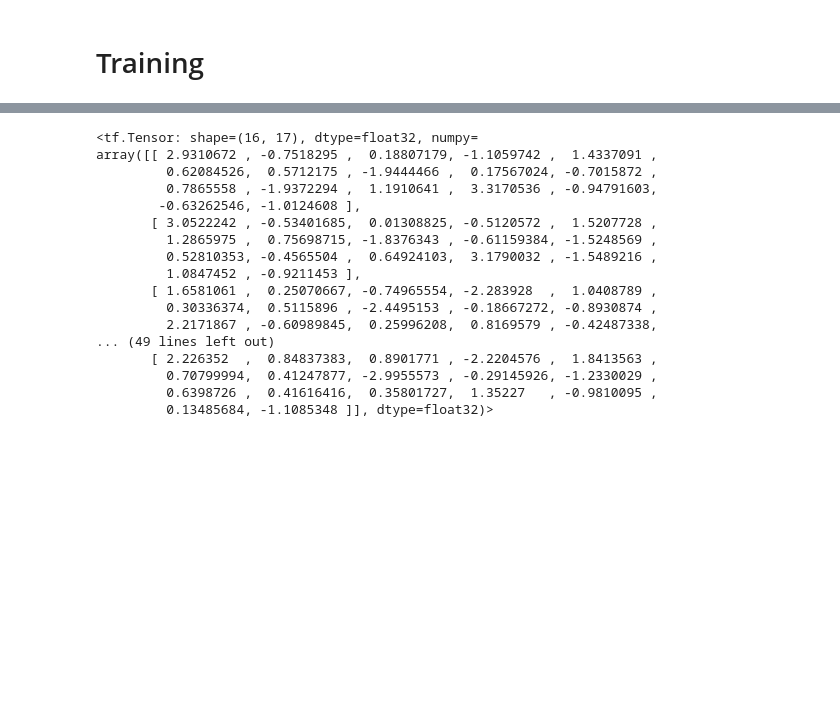
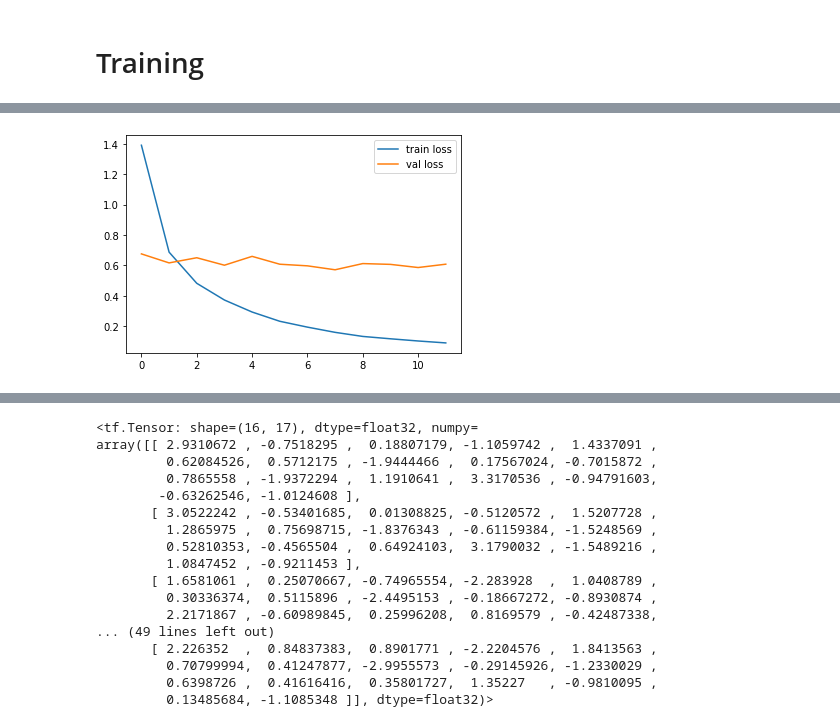
Before and after one commit to FoodSafetyWinnerWinnerChickenDinner/Deep-Learning, a Jupyter notebook: Training.ipynb, the cells around one changed output, grey strips where cells are left out. Cells and saved outputs as stored; diff of their text form; code cells hidden in the pictures; blank space fills up the shorter version.

Commit message:
Add Train mobileNet v2 & and 2 more class

```diff
--- a/Training.ipynb
+++ b/Training.ipynb
@@ -80,7 +85,7 @@ base_model.trainable = False
 WARNING:tensorflow:`input_shape` is undefined or non-square, or `rows` is not in [96, 128, 160, 192, 224]. Weights for input shape (224, 224) will be loaded as the default.
 # %%
 global_average_layer = tf.keras.layers.GlobalAveragePooling2D()
-prediction_layer = tf.keras.layers.Dense(17, activation='softmax')
+prediction_layer = tf.keras.layers.Dense(classes, activation='softmax')
 # %%
 model = tf.keras.Sequential([
     base_model,
@@ -90,11 +95,34 @@ model = tf.keras.Sequential([
 # %% [markdown]
 #### Compile Model
 # %%
+optimizer = tfa.optimizers.AdamW(learning_rate, wd)
+
 model.compile(
-    optimizer = tf.keras.optimizers.Adam(learning_rate),
+    optimizer = optimizer,
     loss=tf.keras.losses.categorical_crossentropy,
     metrics=['accuracy']
 )
+# %%
+checkpoint_filepath = './checkpoints/best_model.h5'
+mon = tf.keras.callbacks.ModelCheckpoint(filepath=checkpoint_filepath, save_weights_only=False,
+                                                monitor='val_accuracy', mode='max', save_best_only=True,
+                                        verbose=1)
+
+def trianfle_fn(x):
+    return 1. / (2.**(x - 1))
+clr_f = tfa.optimizers.CyclicalLearningRate(
+    initial_learning_rate = max_lr,
+    maximal_learning_rate = min_lr,
+    step_size = cycle_len,
+    scale_fn = trianfle_fn
+)
+
+clr = tf.keras.callbacks.LearningRateScheduler(clr_f)
+es = tf.keras.callbacks.EarlyStopping(monitor='val_accuracy', min_delta=0, patience=5,
+                                          verbose=2, mode='auto', baseline=None,
+                                          restore_best_weights=True)
+
+callbacks = [mon, clr, es]
 # %%
 model.summary()
 # %% [output]
@@ -118,7 +146,8 @@ _________________________________________________________________
 history = model.fit(
     train_generator,
     epochs=EPOCHS,
-    validation_data=val_generator
+    validation_data=val_generator,
+    callbacks=callbacks,
 )
 # %% [output]
 Epoch 1/100
@@ -140,0 +170,7 @@ Epoch 51/100
+# %%
+plt.plot(history.history['loss'], label='train loss')
+plt.plot(history.history['val_loss'], label='val loss')
+plt.legend()
+plt.show()
+# %% [output]
+[figure, added]
```
Also changed, not shown: parts of 10 cells of this notebook.
